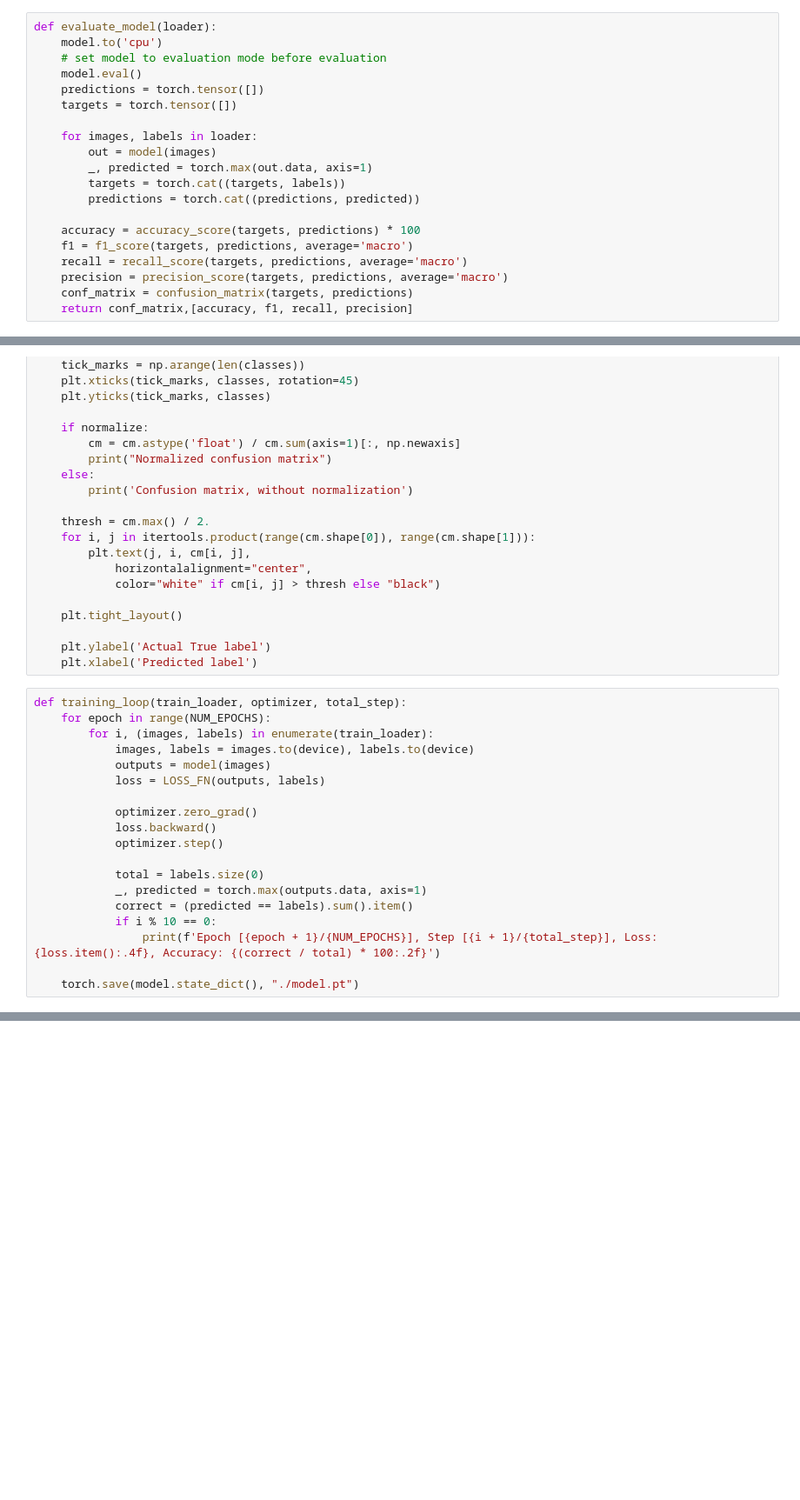
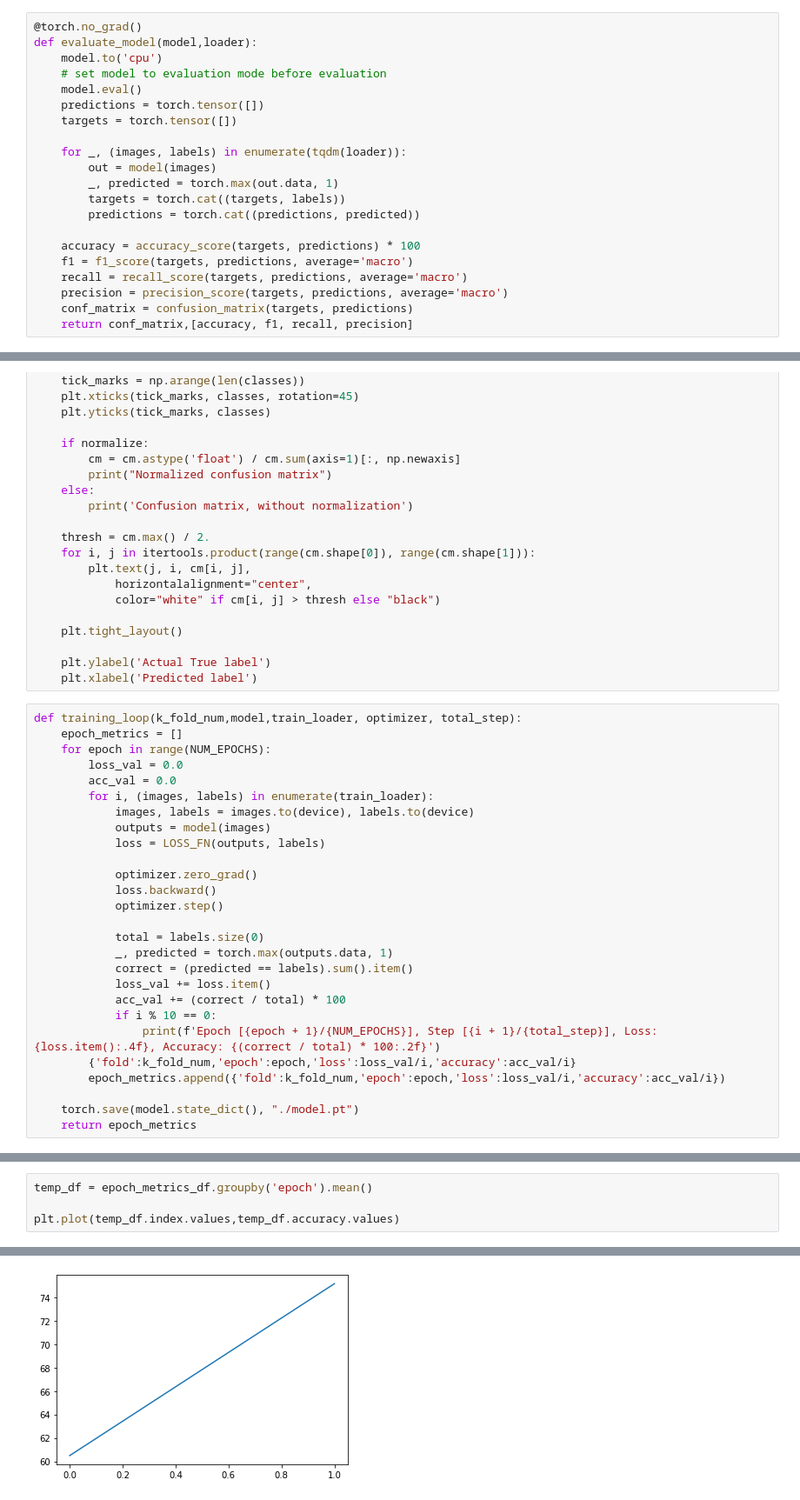
Before and after one commit to krsnvijay/COMP-6771-garbage-classification, a Jupyter notebook: garbage_classifier.ipynb, the cells around one changed output, grey strips where cells are left out. Shown at 87% size. Drawn from its saved outputs; the diff is of its cells as text; blank space fills up the shorter version.

```diff
--- a/garbage_classifier.ipynb
+++ b/garbage_classifier.ipynb
@@ -126,14 +155,15 @@ class GarbageClassifierCNN(nn.Module):
 # %%
-def evaluate_model(loader):
+@torch.no_grad()
+def evaluate_model(model,loader):
     model.to('cpu')
     # set model to evaluation mode before evaluation
     model.eval()
     predictions = torch.tensor([])
     targets = torch.tensor([])
 
-    for images, labels in loader:
+    for _, (images, labels) in enumerate(tqdm(loader)):
         out = model(images)
-        _, predicted = torch.max(out.data, axis=1)
+        _, predicted = torch.max(out.data, 1)
         targets = torch.cat((targets, labels))
         predictions = torch.cat((predictions, predicted))
 
@@ -170,8 +200,11 @@ def plot_cm(cm, classes, normalize=False, title='Visualization of the confusion
     plt.ylabel('Actual True label')
     plt.xlabel('Predicted label')
 # %%
-def training_loop(train_loader, optimizer, total_step):
+def training_loop(k_fold_num,model,train_loader, optimizer, total_step):
+    epoch_metrics = []
     for epoch in range(NUM_EPOCHS):
+        loss_val = 0.0
+        acc_val = 0.0
         for i, (images, labels) in enumerate(train_loader):
             images, labels = images.to(device), labels.to(device)
             outputs = model(images)
@@ -182,10 +215,15 @@ def training_loop(train_loader, optimizer, total_step):
             optimizer.step()
 
             total = labels.size(0)
-            _, predicted = torch.max(outputs.data, axis=1)
+            _, predicted = torch.max(outputs.data, 1)
             correct = (predicted == labels).sum().item()
+            loss_val += loss.item()
+            acc_val += (correct / total) * 100
             if i % 10 == 0:
                 print(f'Epoch [{epoch + 1}/{NUM_EPOCHS}], Step [{i + 1}/{total_step}], Loss: {loss.item():.4f}, Accuracy: {(correct / total) * 100:.2f}')
+        {'fold':k_fold_num,'epoch':epoch,'loss':loss_val/i,'accuracy':acc_val/i}
+        epoch_metrics.append({'fold':k_fold_num,'epoch':epoch,'loss':loss_val/i,'accuracy':acc_val/i})
 
     torch.save(model.state_dict(), "./model.pt")
+    return epoch_metrics
 # %%
@@ -244,0 +306,5 @@ ImportError: IProgress not found. Please update jupyter and ipywidgets. See http
+# %%
+temp_df = epoch_metrics_df.groupby('epoch').mean()
+
+plt.plot(temp_df.index.values,temp_df.accuracy.values)
+# %% [output]
@@ -244,0 +312 @@ ImportError: IProgress not found. Please update jupyter and ipywidgets. See http
+[figure, added]
```
Also changed, not shown: parts of 12 cells of this notebook.
